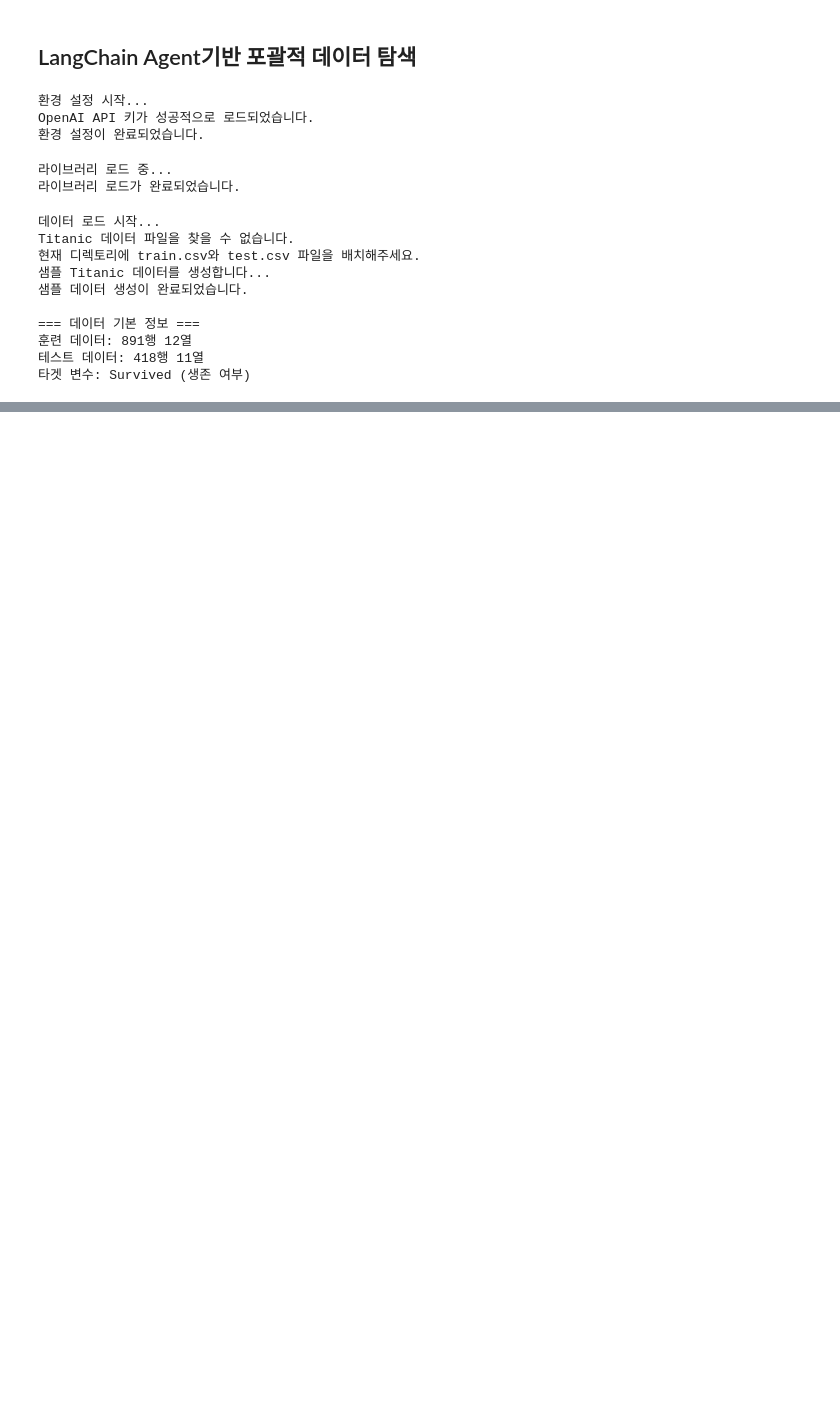
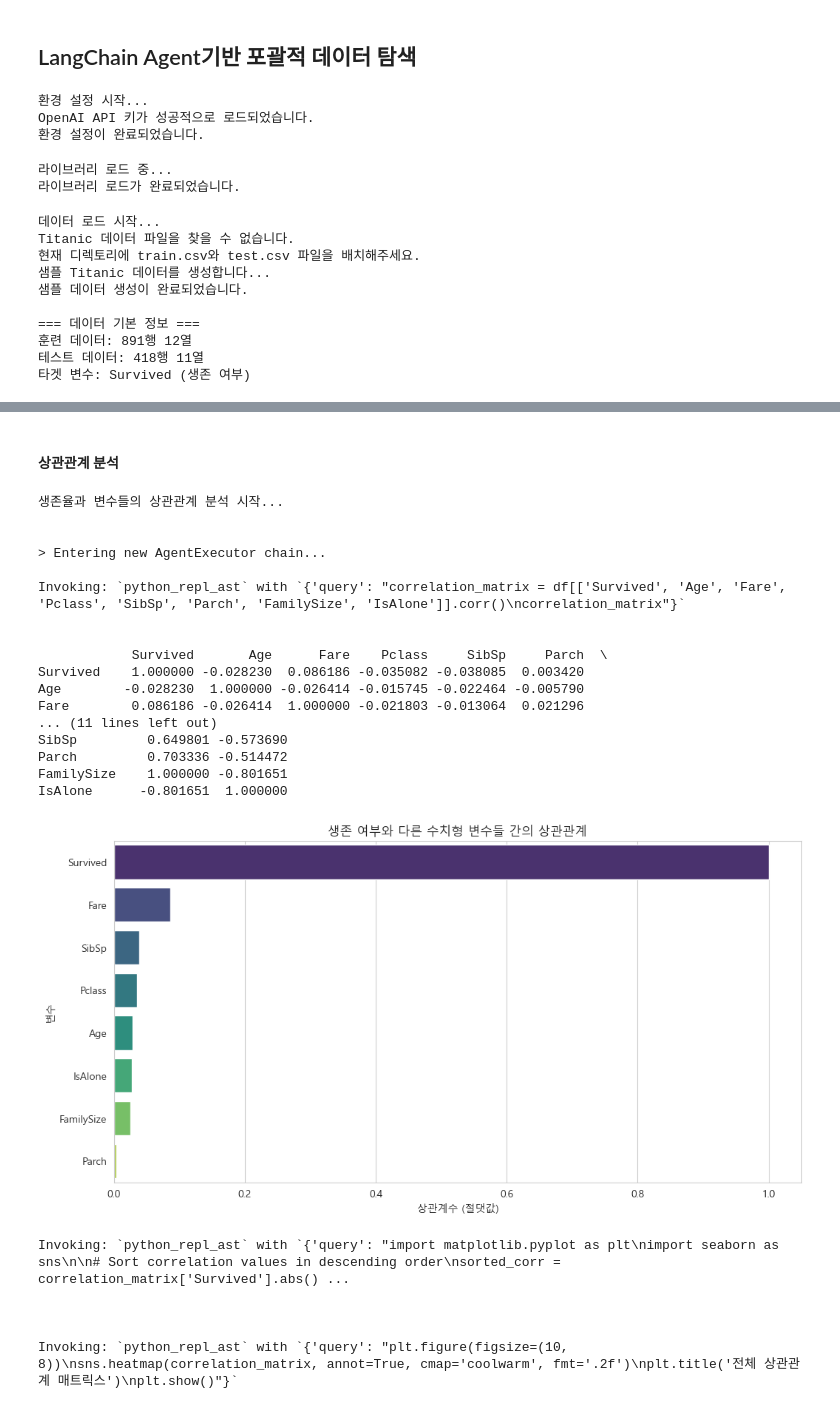
Before and after one commit to woogi123/LangChain, a Jupyter notebook: LangChain Tool Calling/LangChain_Agent_titanic.ipynb, the cells around one changed output, grey strips where cells are left out. Cells and saved outputs as stored; diff of their text form; code cells hidden in the pictures; blank space fills up the shorter version.

```diff
--- a/LangChain Tool Calling/LangChain_Agent_titanic.ipynb
+++ b/LangChain Tool Calling/LangChain_Agent_titanic.ipynb
@@ -117,0 +421,42 @@ Titanic 데이터 파일을 찾을 수 없습니다.
+# %% [markdown]
+#### 상관관계 분석
+# %%
+
+print("생존율과 변수들의 상관관계 분석 시작...")
+
+# 생존율과 상관관계가 높은 변수들 찾기
+response = train_agent.invoke("""
+생존 여부(Survived)와 다른 수치형 변수들 간의 상관관계를 분석해주세요:
+1. 상관계수 계산 (Age, Fare, Pclass, SibSp, Parch, FamilySize, IsAlone)
+2. 상관계수를 막대그래프로 시각화 (절댓값 기준으로 정렬)
+3. 가장 상관관계가 높은 상위 5개 변수 설명
+4. 히트맵으로 전체 상관관계 매트릭스 표시
+
+모든 그래프에 한국어 제목과 라벨을 사용해주세요.
+""")
+print(response['output'])
+print("\n상관관계 분석이 완료되었습니다.")
+# %% [output]
+생존율과 변수들의 상관관계 분석 시작...
+
+
+> Entering new AgentExecutor chain...
+
+Invoking: `python_repl_ast` with `{'query': "correlation_matrix = df[['Survived', 'Age', 'Fare', 'Pclass', 'SibSp', 'Parch', 'FamilySize', 'IsAlone']].corr()\ncorrelation_matrix"}`
+
+
+            Survived       Age      Fare    Pclass     SibSp     Parch  \
+Survived    1.000000 -0.028230  0.086186 -0.035082 -0.038085  0.003420
+Age        -0.028230  1.000000 -0.026414 -0.015745 -0.022464 -0.005790
+Fare        0.086186 -0.026414  1.000000 -0.021803 -0.013064  0.021296
+... (11 lines left out)
+SibSp         0.649801 -0.573690
+Parch         0.703336 -0.514472
+FamilySize    1.000000 -0.801651
+IsAlone      -0.801651  1.000000
+[figure, added]
+Invoking: `python_repl_ast` with `{'query': "import matplotlib.pyplot as plt\nimport seaborn as sns\n\n# Sort correlation values in descending order\nsorted_corr = correlation_matrix['Survived'].abs() ...
+
+
+
+Invoking: `python_repl_ast` with `{'query': "plt.figure(figsize=(10, 8))\nsns.heatmap(correlation_matrix, annot=True, cmap='coolwarm', fmt='.2f')\nplt.title('전체 상관관계 매트릭스')\nplt.show()"}`
```
Also changed, not shown: parts of 13 cells of this notebook, 2 other files.
